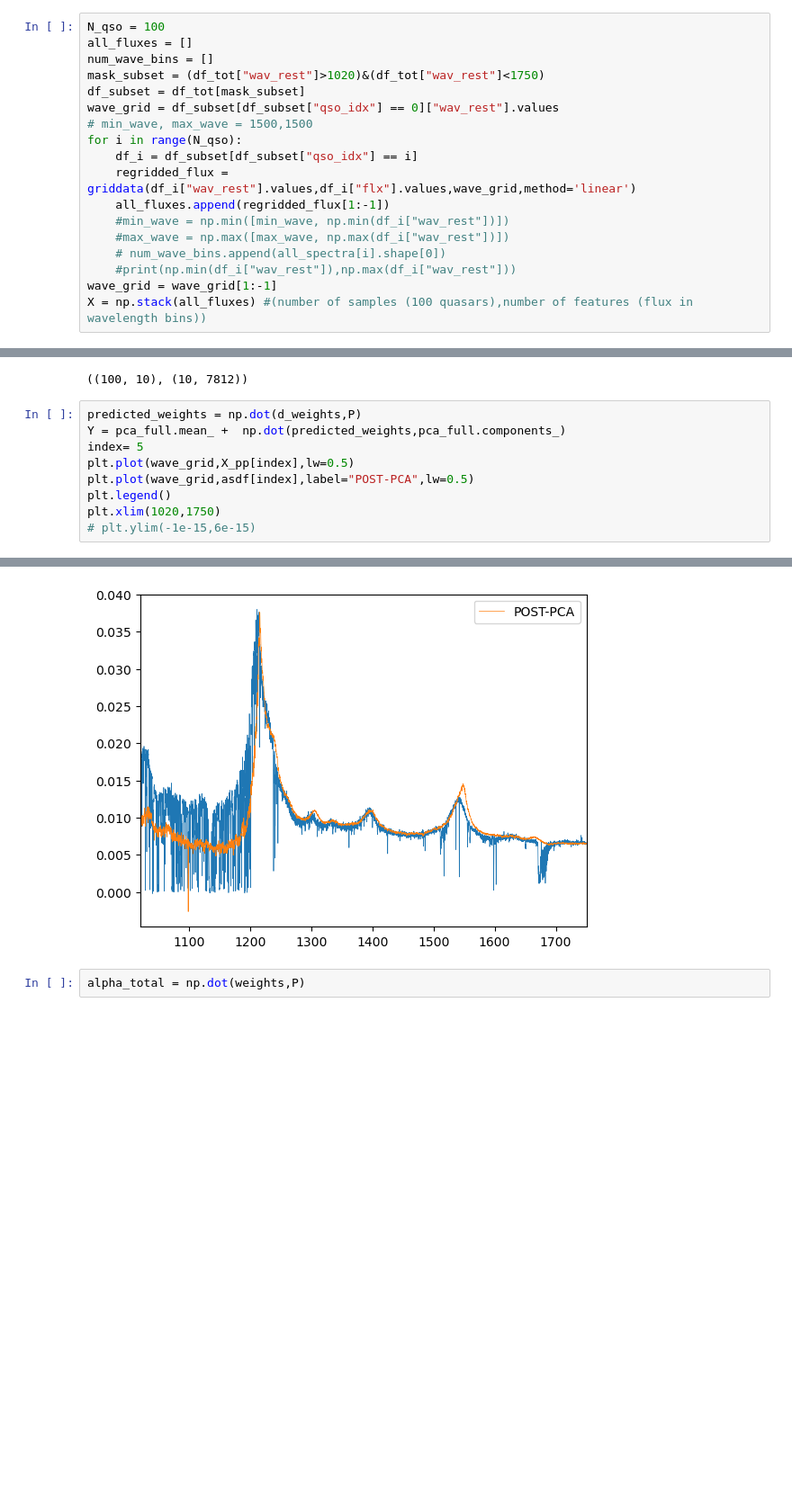
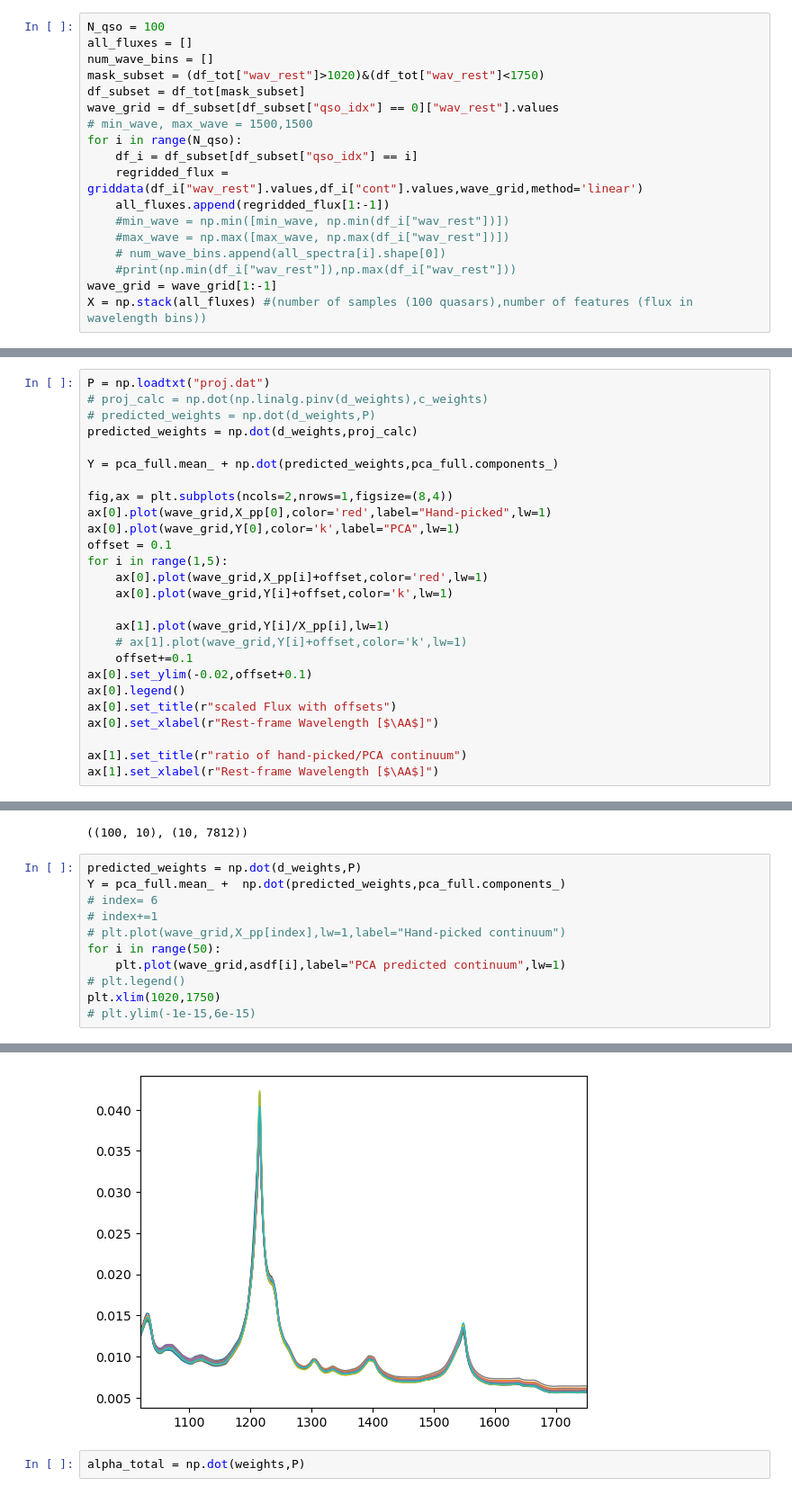
Before and after one commit to bayu-wilson/quasar_spectral_reconstruction_with_PCA, a Jupyter notebook: DimReductionAstroSpectra.ipynb, the cells around one changed output, grey strips where cells are left out. Shown at 90% size. Cells and saved outputs as stored; diff of their text form; blank space fills up the shorter version.

```diff
--- a/DimReductionAstroSpectra.ipynb
+++ b/DimReductionAstroSpectra.ipynb
@@ -111,7 +119,7 @@ wave_grid = df_subset[df_subset["qso_idx"] == 0]["wav_rest"].values
 # min_wave, max_wave = 1500,1500
 for i in range(N_qso):
     df_i = df_subset[df_subset["qso_idx"] == i]
-    regridded_flux = griddata(df_i["wav_rest"].values,df_i["flx"].values,wave_grid,method='linear')
+    regridded_flux = griddata(df_i["wav_rest"].values,df_i["cont"].values,wave_grid,method='linear')
     all_fluxes.append(regridded_flux[1:-1])
     #min_wave = np.min([min_wave, np.min(df_i["wav_rest"])])
     #max_wave = np.max([max_wave, np.max(df_i["wav_rest"])])
@@ -165,3 +173,29 @@ for i in range(100):
         zeta = pca_redside.components_[j]
         integrand = (X_red[i] - pca_redside.mean_)*zeta
         d_weights[i][j] = integrate.trapezoid(integrand,x=wave_grid_redside)
+# %%
+P = np.loadtxt("proj.dat")
+# proj_calc = np.dot(np.linalg.pinv(d_weights),c_weights)
+# predicted_weights = np.dot(d_weights,P)
+predicted_weights = np.dot(d_weights,proj_calc)
+
+Y = pca_full.mean_ + np.dot(predicted_weights,pca_full.components_)
+
+fig,ax = plt.subplots(ncols=2,nrows=1,figsize=(8,4))
+ax[0].plot(wave_grid,X_pp[0],color='red',label="Hand-picked",lw=1)
+ax[0].plot(wave_grid,Y[0],color='k',label="PCA",lw=1)
+offset = 0.1
+for i in range(1,5):
+    ax[0].plot(wave_grid,X_pp[i]+offset,color='red',lw=1)
+    ax[0].plot(wave_grid,Y[i]+offset,color='k',lw=1)
+
+    ax[1].plot(wave_grid,Y[i]/X_pp[i],lw=1)
+    # ax[1].plot(wave_grid,Y[i]+offset,color='k',lw=1)
+    offset+=0.1
+ax[0].set_ylim(-0.02,offset+0.1)
+ax[0].legend()
+ax[0].set_title(r"scaled Flux with offsets")
+ax[0].set_xlabel(r"Rest-frame Wavelength [$\AA$]")
+
+ax[1].set_title(r"ratio of hand-picked/PCA continuum")
+ax[1].set_xlabel(r"Rest-frame Wavelength [$\AA$]")
@@ -199,15 +232,17 @@ predicted_weights.shape, pca_full.components_.shape
 # %%
 predicted_weights = np.dot(d_weights,P)
 Y = pca_full.mean_ +  np.dot(predicted_weights,pca_full.components_)
-index= 5
-plt.plot(wave_grid,X_pp[index],lw=0.5)
-plt.plot(wave_grid,asdf[index],label="POST-PCA",lw=0.5)
-plt.legend()
+# index= 6
+# index+=1
+# plt.plot(wave_grid,X_pp[index],lw=1,label="Hand-picked continuum")
+for i in range(50):
+    plt.plot(wave_grid,asdf[i],label="PCA predicted continuum",lw=1)
+# plt.legend()
 plt.xlim(1020,1750)
 # plt.ylim(-1e-15,6e-15)
 # %% [output]
 (1020.0, 1750.0)
-[figure, old version]
+[figure, new version]
 # %%
 alpha_total = np.dot(weights,P)
 # %%
```
Also changed, not shown: parts of 8 cells of this notebook.
